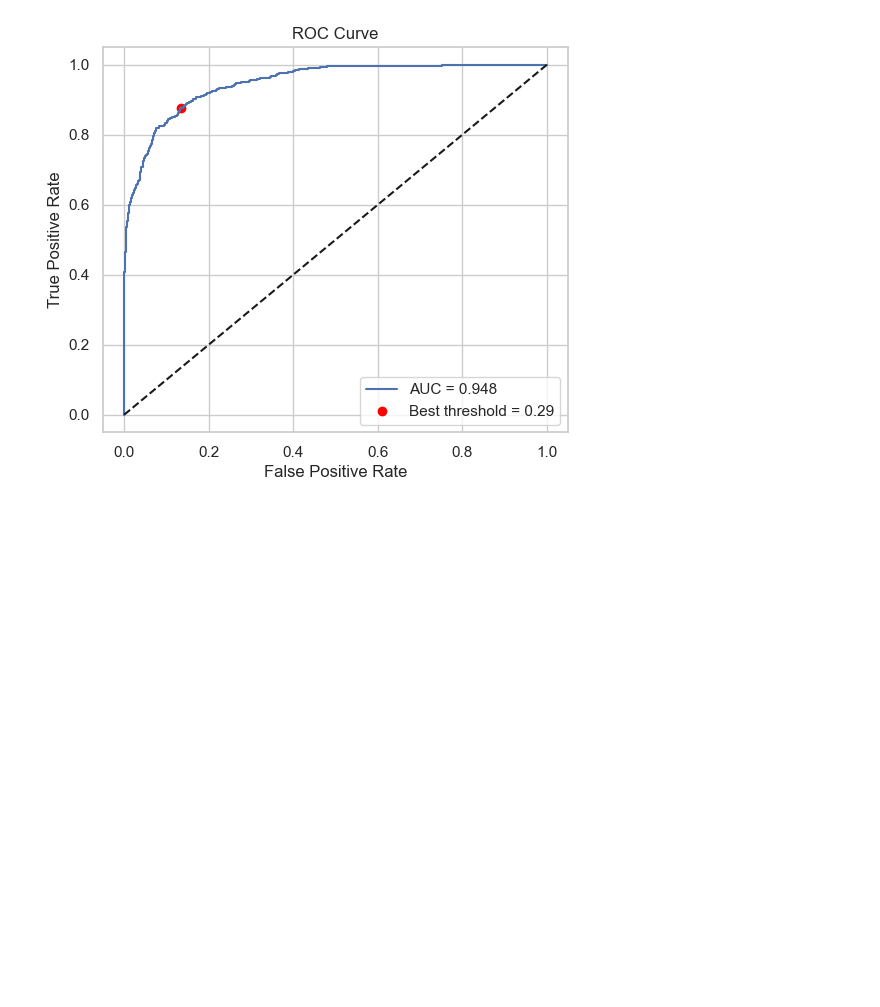
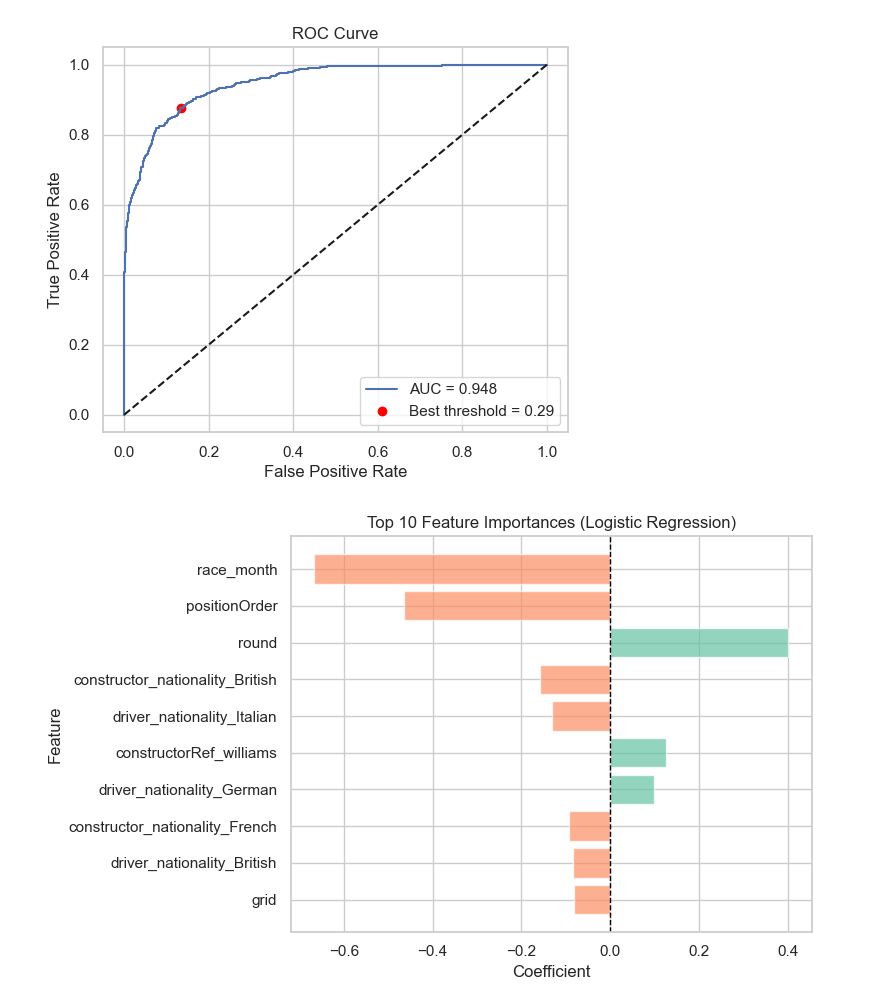
Before and after one commit to DaniilAzarov123/F1-drivers-analysis, a Jupyter notebook: F1_drivers_analysis.ipynb, the cells around one changed output. Saved outputs shown, nothing was run; the diff lists cells and outputs as text; code cells hidden in the pictures; blank space fills up the shorter version.

```diff
--- a/F1_drivers_analysis.ipynb
+++ b/F1_drivers_analysis.ipynb
@@ -329,3 +334,39 @@ plt.legend()
 plt.show()
 # %% [output]
 [figure]
+# %%
+# Feature importances
+coef_df = pd.DataFrame({
+    "Feature": X_train.columns,
+    "Coefficient": log_model.coef_[0]
+})
+
+# Sort by absolute value (importance)
+coef_df["Abs_Coefficient"] = coef_df["Coefficient"].abs()
+coef_df = coef_df.sort_values(by="Abs_Coefficient", ascending=False)
+
+top_n = 10
+top_features = coef_df.head(top_n).copy()
+
+# Sort by absolute value for display (largest at top)
+top_features = top_features.sort_values(by="Abs_Coefficient", ascending=True)  # ascending=True puts largest at top
+
+# Create color mapping: red for positive, blue for negative
+colors = [palette[0] if x > 0 else palette[1] for x in top_features["Coefficient"]]
+
+# Plot
+plt.figure(figsize=(8, 5))
+plt.barh(
+    y=top_features["Feature"],
+    width=top_features["Coefficient"],
+    color=colors,
+    alpha=0.7
+)
+plt.axvline(0, color="black", linestyle="--", linewidth=1)
+plt.title(f"Top 10 Feature Importances (Logistic Regression)")
+plt.xlabel("Coefficient")
+plt.ylabel("Feature")
+plt.tight_layout()
+plt.show()
+# %% [output]
+[figure, added]
```
Also changed, not shown: parts of 29 cells of this notebook.
